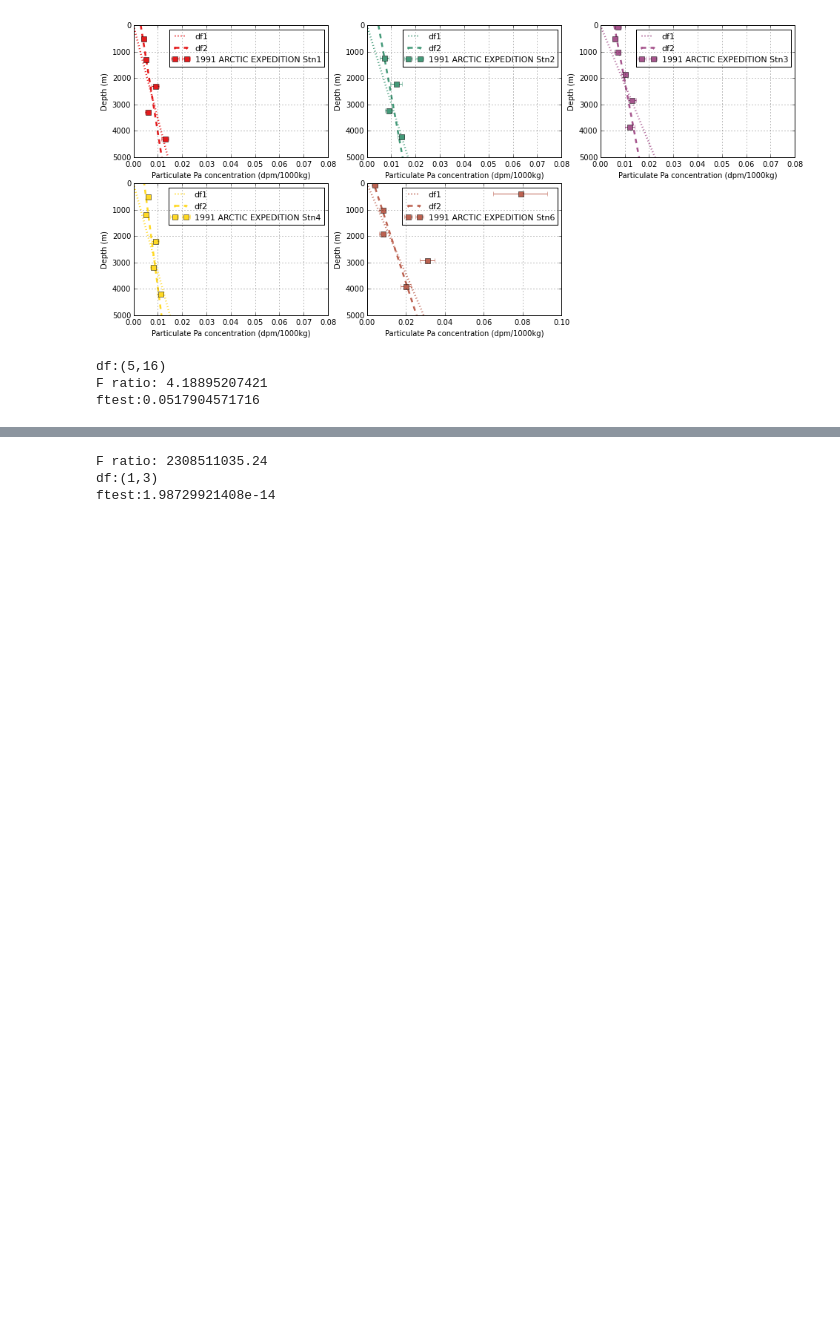
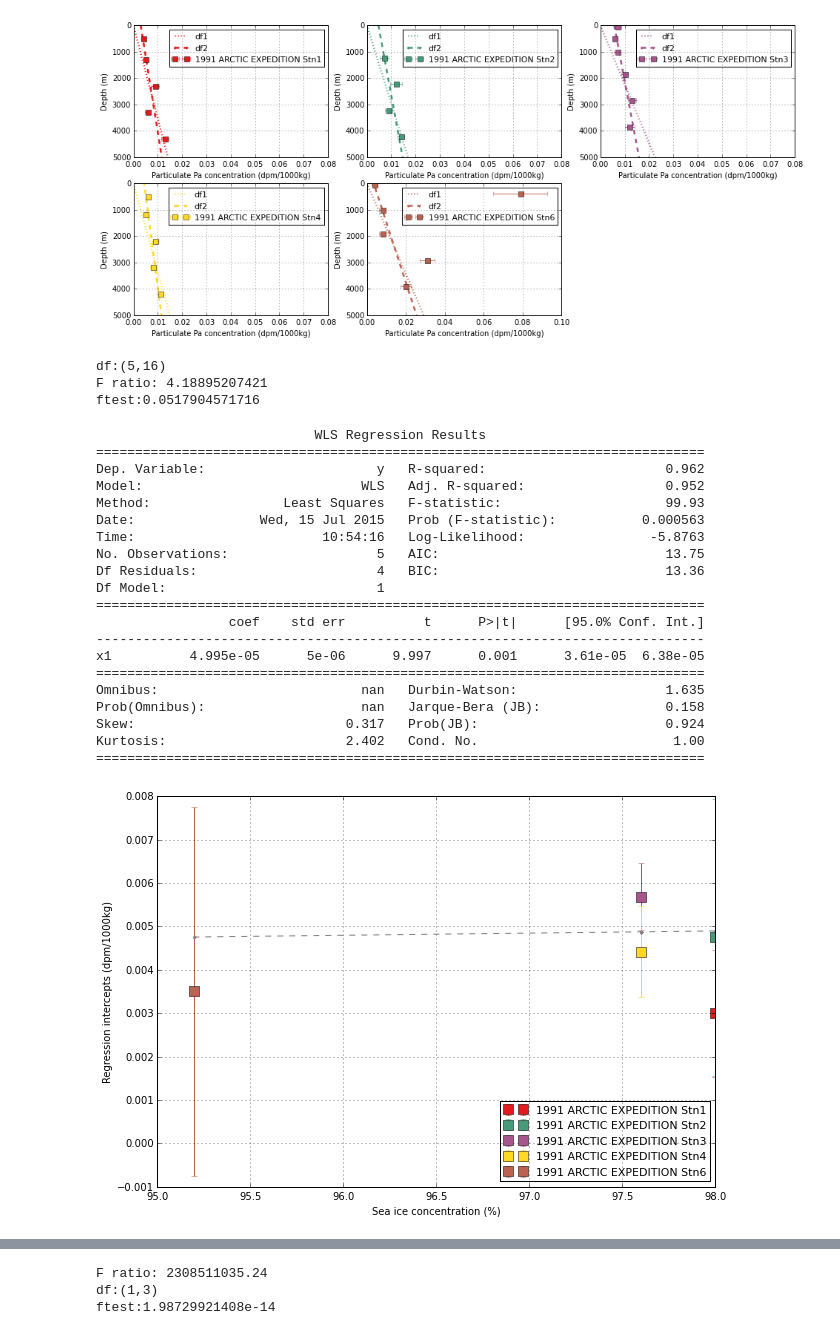
Before and after one commit to UBC-MOAD/analysis-cindy, a Jupyter notebook: notebooks/[parameterization]Pa.ipynb, the cells around one changed output, grey strips where cells are left out. Drawn from its saved outputs; the diff is of its cells as text; code cells hidden in the pictures; blank space fills up the shorter version.

```diff
--- a/notebooks/[parameterization]Pa.ipynb
+++ b/notebooks/[parameterization]Pa.ipynb
@@ -153,6 +155,48 @@ print ('ftest:%s'%p)
 df:(5,16)
 F ratio: 4.18895207421
 ftest:0.0517904571716
+# %%
+#test the intercepts(dust) with sea ice concentration
+marker=['s','s','s','s','s','s']
+i= np.array([98,98,97.6,97.6,95.2])
+
+dust = sm.WLS(WLS_coefc,i,weights=1./WLS_errc**2).fit()
+
+fig, ax = plt.subplots(1,figsize=(10,7))
+ax.plot(i,dust.fittedvalues, '--.',color='grey')
+for j in range(file_num):
+    data=pd.read_csv(nc_filename[j])
+    name= data['name'][0];
+    errorbar(i[j],WLS_coefc[j],yerr=WLS_errc[j],fmt=marker[j],markersize=10,c=cm.Set1(j*50),label=name)
+
+ax.legend(loc=0, fontsize=11)#,bbox_to_anchor=(1.45,1))
+plt.xlabel('Sea ice concentration (%)')
+plt.ylabel('Regression intercepts (dpm/1000kg)')
+print dust.summary()
+plt.grid()
+plt.show()
+# %% [output]
+                            WLS Regression Results
+==============================================================================
+Dep. Variable:                      y   R-squared:                       0.962
+Model:                            WLS   Adj. R-squared:                  0.952
+Method:                 Least Squares   F-statistic:                     99.93
+Date:                Wed, 15 Jul 2015   Prob (F-statistic):           0.000563
+Time:                        10:54:16   Log-Likelihood:                -5.8763
+No. Observations:                   5   AIC:                             13.75
+Df Residuals:                       4   BIC:                             13.36
+Df Model:                           1
+==============================================================================
+                 coef    std err          t      P>|t|      [95.0% Conf. Int.]
+------------------------------------------------------------------------------
+x1          4.995e-05      5e-06      9.997      0.001      3.61e-05  6.38e-05
+==============================================================================
+Omnibus:                          nan   Durbin-Watson:                   1.635
+Prob(Omnibus):                    nan   Jarque-Bera (JB):                0.158
+Skew:                           0.317   Prob(JB):                        0.924
+Kurtosis:                       2.402   Cond. No.                         1.00
+==============================================================================
+[figure, added]
 # %%
 WLS_err2=np.empty([file_num,1])
 Kvalue=np.empty([file_num,1])
```
Also changed, not shown: parts of 11 cells of this notebook.
